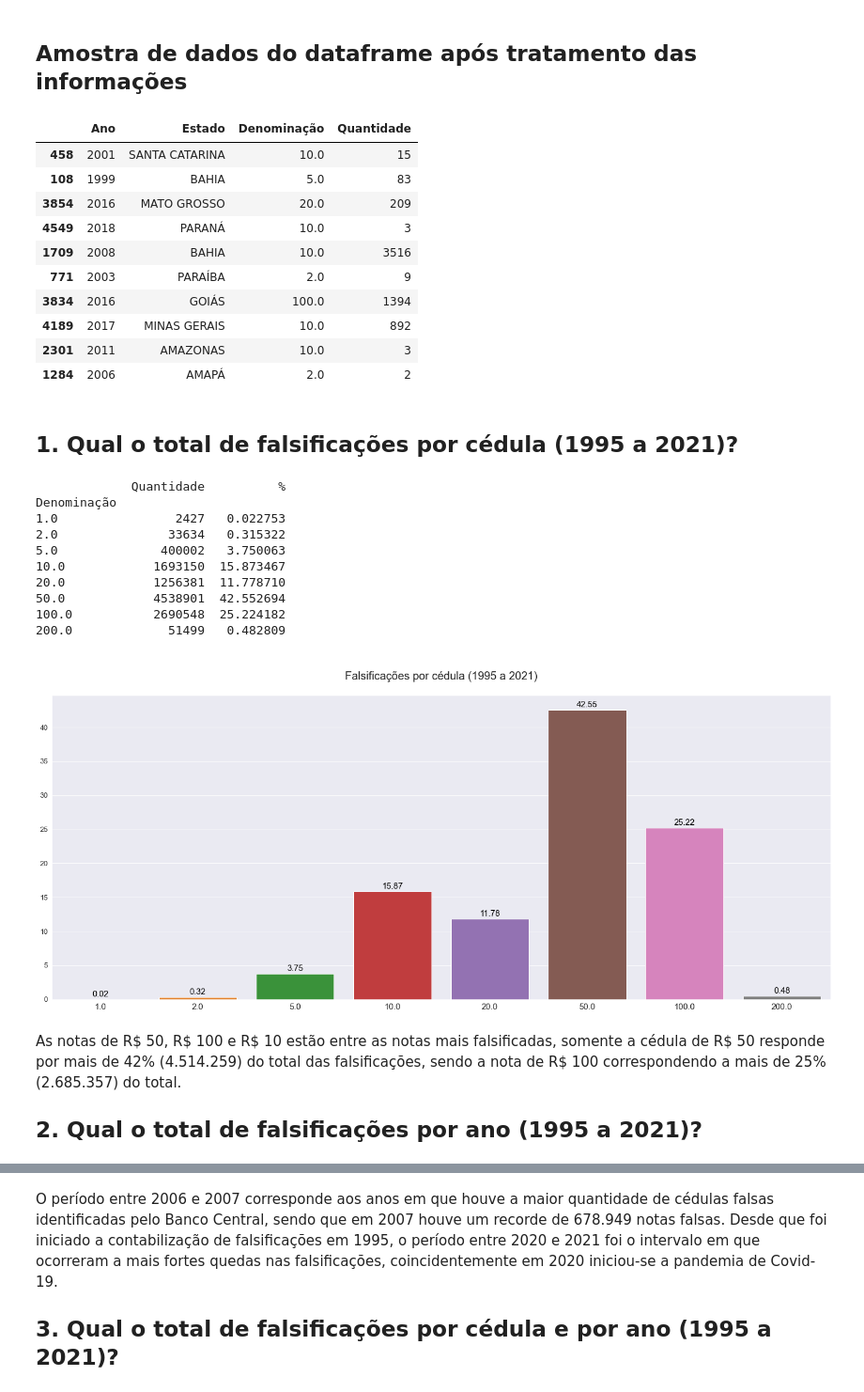
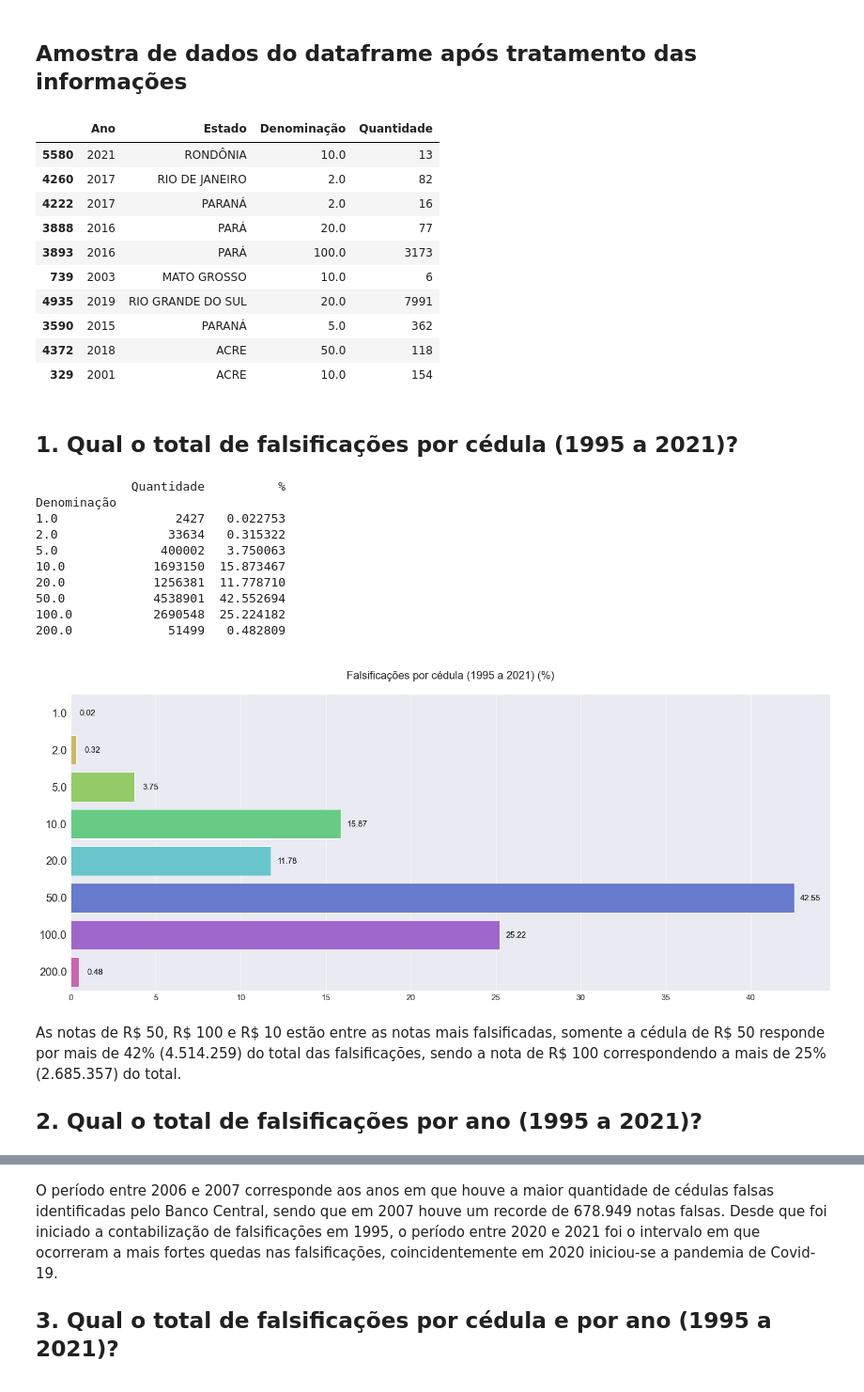
Before and after one commit to emso-exe/Falsificacao_de_cedulas_banco_central_do_brasil, a Jupyter notebook: analise_de_dados.ipynb, the cells around one changed output, grey strips where cells are left out. Shown: that part at 94% size. Saved outputs shown, nothing was run; the diff lists cells and outputs as text; code cells hidden in the pictures.

```diff
--- a/analise_de_dados.ipynb
+++ b/analise_de_dados.ipynb
@@ -111,8 +111,10 @@ dtype: object
 # Efetuando as conversões necessárias dos tipos de dados e exibindo novamente as informações das colunas
 
 df['Ano'] = df['Ano'].astype('int')
-df['Quantidade'] = [(str(i).replace('.', '')) for i in df['Quantidade']] # 1.000,00 para 1000,00
-df['Quantidade'] = [(str(i).replace(',', '.')) for i in df['Quantidade']] # 1000,00 para 1000.00
+df['Quantidade'] = [(str(i).replace('.', ''))
+                    for i in df['Quantidade']]  # 1.000,00 para 1000,00
+df['Quantidade'] = [(str(i).replace(',', '.'))
+                    for i in df['Quantidade']]  # 1000,00 para 1000.00
 df['Quantidade'] = [float(str(i)) for i in df['Quantidade']]
 df['Quantidade'] = df['Quantidade'].astype('int')
 
@@ -148,59 +150,61 @@ print(df['Ano'].unique())
 df.sample(10)
 # %% [output]
 |  | Ano | Estado | Denominação | Quantidade |
-| 458 | 2001 | SANTA CATARINA | 10.0 | 15 |
-| 108 | 1999 | BAHIA | 5.0 | 83 |
-| 3854 | 2016 | MATO GROSSO | 20.0 | 209 |
-| 4549 | 2018 | PARANÁ | 10.0 | 3 |
-| 1709 | 2008 | BAHIA | 10.0 | 3516 |
-| 771 | 2003 | PARAÍBA | 2.0 | 9 |
-| 3834 | 2016 | GOIÁS | 100.0 | 1394 |
-| 4189 | 2017 | MINAS GERAIS | 10.0 | 892 |
-| 2301 | 2011 | AMAZONAS | 10.0 | 3 |
-| 1284 | 2006 | AMAPÁ | 2.0 | 2 |
+| 5580 | 2021 | RONDÔNIA | 10.0 | 13 |
+| 4260 | 2017 | RIO DE JANEIRO | 2.0 | 82 |
+| 4222 | 2017 | PARANÁ | 2.0 | 16 |
+| 3888 | 2016 | PARÁ | 20.0 | 77 |
+| 3893 | 2016 | PARÁ | 100.0 | 3173 |
+| 739 | 2003 | MATO GROSSO | 10.0 | 6 |
+| 4935 | 2019 | RIO GRANDE DO SUL | 20.0 | 7991 |
+| 3590 | 2015 | PARANÁ | 5.0 | 362 |
+| 4372 | 2018 | ACRE | 50.0 | 118 |
+| 329 | 2001 | ACRE | 10.0 | 154 |
 # %% [markdown]
 ## 1. Qual o total de falsificações por cédula (1995 a 2021)?
 # %%
 df_temp = df.groupby(['Denominação'])['Quantidade'].sum()
 df_denominacao_quantidade = pd.DataFrame(df_temp)
-df_denominacao_quantidade['%'] = df_denominacao_quantidade['Quantidade'] / df_denominacao_quantidade['Quantidade'].sum() * 100
+df_denominacao_quantidade['%'] = df_denominacao_quantidade['Quantidade'] / \
+    df_denominacao_quantidade['Quantidade'].sum() * 100
 
 print(df_denominacao_quantidade)
 
 plt.figure(figsize=(25, 10))
-plot = sns.barplot(x=df_denominacao_quantidade.index,
-                   y=df_denominacao_quantidade['%'],
-                   orient='v',
-                   palette='tab10')
+plot = sns.barplot(y=df_denominacao_quantidade.index,
+                   x=df_denominacao_quantidade['%'],
+                   orient='h',
+                   palette='hls')
 for i in plot.patches:
-    plot.annotate(format(i.get_height(), '.2f'),
-                  (i.get_x() + i.get_width() / 2, i.get_height()),
+    plot.annotate(format(i.get_width(), '.2f'),
+                  (i.get_width(), i.get_y() + i.get_height() / 2),
                   ha='center',
                   va='baseline',
                   fontsize=15,
                   color='black',
-                  xytext=(0, 5),
+                  xytext=(30, -5),
                   textcoords='offset points')
+
 plt.xticks(size=15)
-plt.yticks(size=13)
+plt.yticks(size=20)
 plt.xlabel('')
 plt.ylabel('')
-plt.title('\nFalsificações por cédula (1995 a 2021)\n', fontsize=20)
+plt.title('\nFalsificações por cédula (1995 a 2021) (%)\n', fontsize=20)
 plt.show(plot)
 # %% [output]
              Quantidade          %
 Denominação
 1.0                2427   0.022753
 2.0               33634   0.315322
 5.0              400002   3.750063
 10.0            1693150  15.873467
 20.0            1256381  11.778710
 50.0            4538901  42.552694
 100.0           2690548  25.224182
 200.0             51499   0.482809
-[figure, old version]
+[figure, new version]
 # %% [markdown]
-As notas de R&#36; 50, R&#36; 100 e R&#36; 10 estão entre as notas mais falsificadas, somente a cédula de R&#36; 50 responde por mais de 42% (4.514.259) do total das falsificações, sendo a nota de R&#36; 100 correspondendo a mais de 25% (2.685.357) do total.
+As notas de R<span>&#36;</span> 50, R<span>&#36;</span> 100 e R<span>&#36;</span> 10 estão entre as notas mais falsificadas, somente a cédula de R<span>&#36;</span> 50 responde por mais de 42% (4.514.259) do total das falsificações, sendo a nota de R<span>&#36;</span> 100 correspondendo a mais de 25% (2.685.357) do total.
 
 ## 2. Qual o total de falsificações por ano (1995 a 2021)?
 # %%
```
Also changed, not shown: parts of 5 cells of this notebook.
